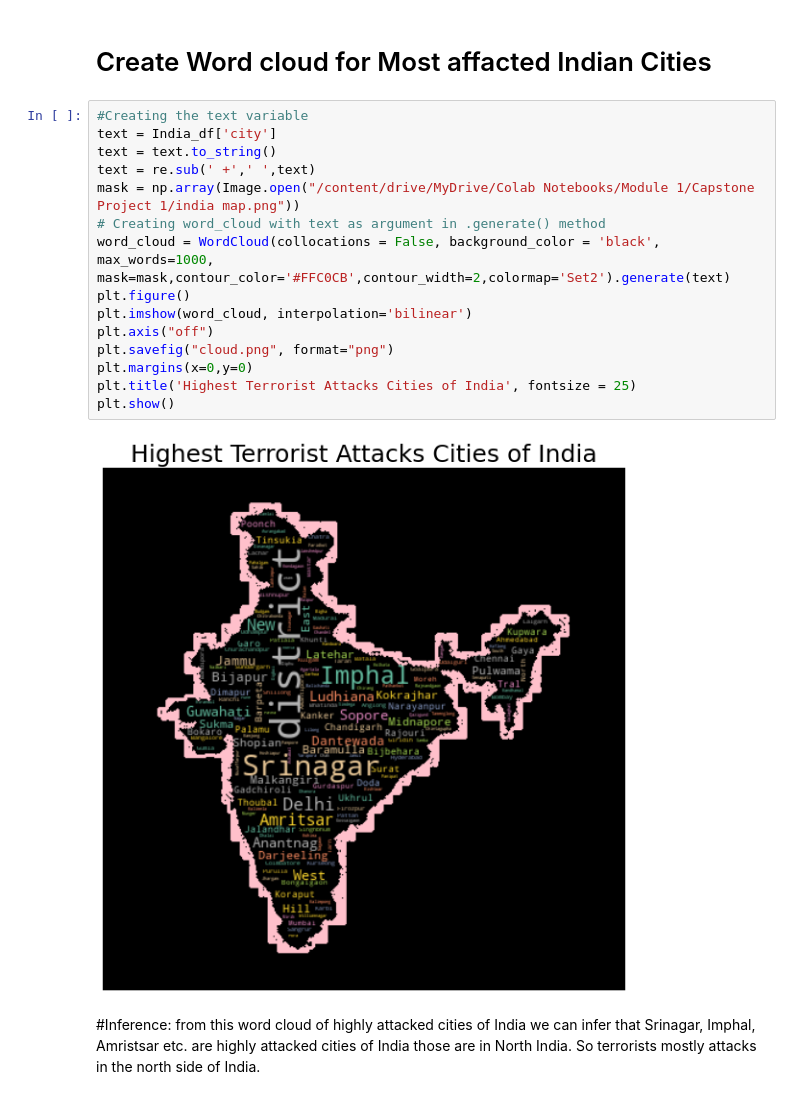
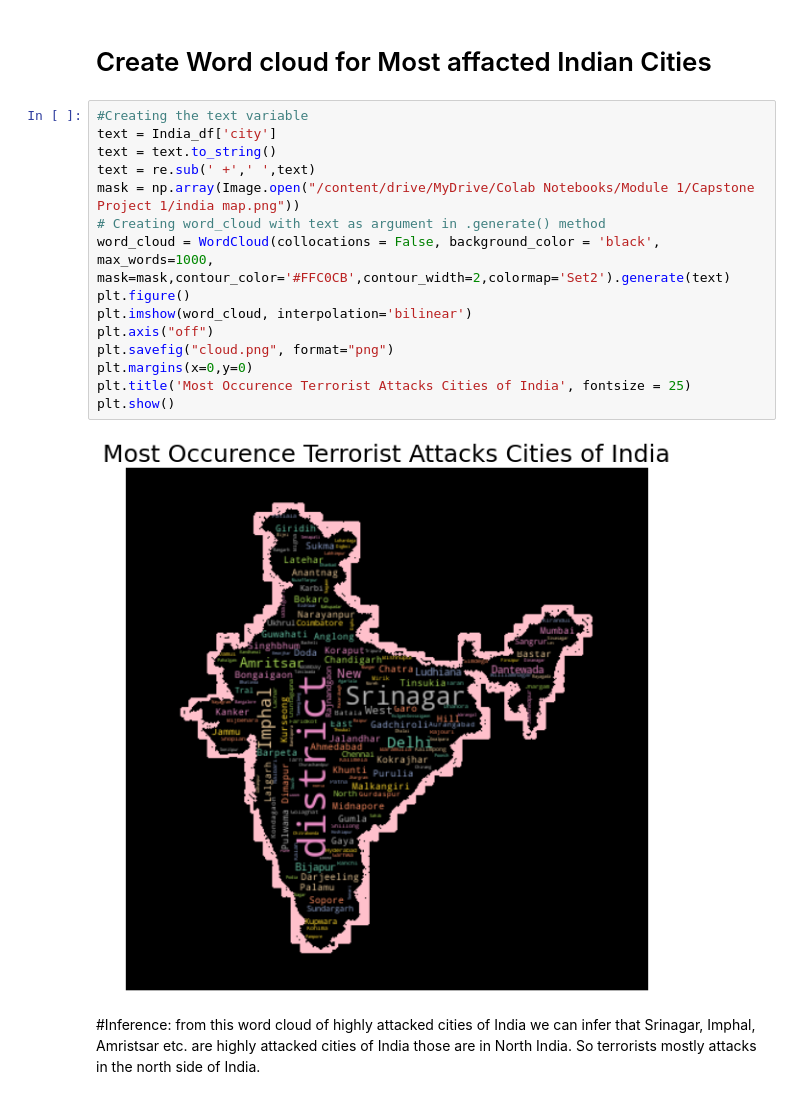
Before and after one commit to pyhtonman0101/Global-Terrorism-Analysis, a Jupyter notebook: Zahid_Global_Terrorism_Analysis_Capstone_Project.ipynb, the cells around one changed output. Drawn from its saved outputs; the diff is of its cells as text.

```diff
--- a/Zahid_Global_Terrorism_Analysis_Capstone_Project.ipynb
+++ b/Zahid_Global_Terrorism_Analysis_Capstone_Project.ipynb
@@ -261,20 +261,20 @@ India_df.drop(India_df.index[India_df['city'] == 'Unknown'], inplace=True)
 # %%
 #Creating the text variable
 text = India_df['city']
 text = text.to_string()
 text = re.sub(' +',' ',text)
 mask = np.array(Image.open("/content/drive/MyDrive/Colab Notebooks/Module 1/Capstone Project 1/india map.png"))
 # Creating word_cloud with text as argument in .generate() method
 word_cloud = WordCloud(collocations = False, background_color = 'black', max_words=1000, mask=mask,contour_color='#FFC0CB',contour_width=2,colormap='Set2').generate(text)
 plt.figure()
 plt.imshow(word_cloud, interpolation='bilinear')
 plt.axis("off")
 plt.savefig("cloud.png", format="png")
 plt.margins(x=0,y=0)
-plt.title('Highest Terrorist Attacks Cities of India', fontsize = 25)
+plt.title('Most Occurence Terrorist Attacks Cities of India', fontsize = 25)
 plt.show()
 # %% [output]
-[figure, old version]
+[figure, new version]
 # %% [markdown]
 #Inference:
 from this word cloud of highly attacked cities of India we can infer that Srinagar, Imphal, Amristsar etc. are highly attacked cities of India those are in North India. So terrorists mostly attacks in the north side of India.
```
